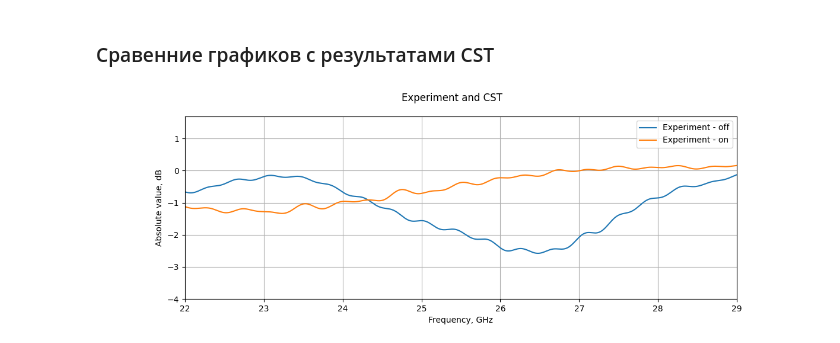
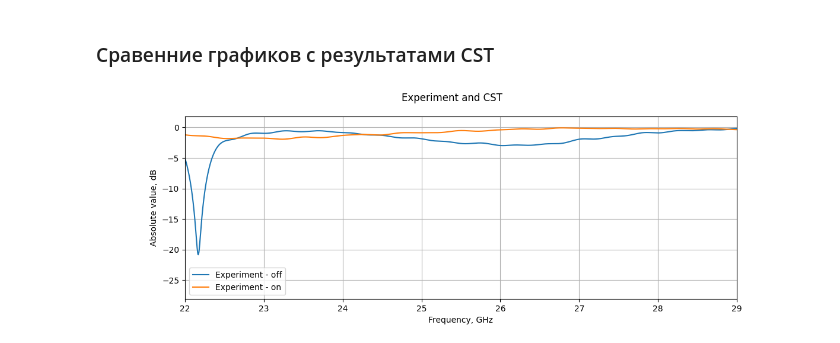
Before and after one commit to isvoropaev02/post_processing_RIS, a Jupyter notebook: 29sept/S21_TM_30deg_29sept.ipynb, the cells around one changed output. Drawn from its saved outputs; the diff is of its cells as text; code cells hidden in the pictures.

```diff
--- a/29sept/S21_TM_30deg_29sept.ipynb
+++ b/29sept/S21_TM_30deg_29sept.ipynb
@@ -210,23 +210,23 @@ cst_Gamma = reflecting_coef_30deg_TE['Sz11']
 # %%
 fig4 = plt.figure(figsize=(12,4))
 
 ax_1 = fig4.add_subplot(111)
 
 ax_1.plot(frequency*1e-9, 20*np.log10(Gamma_off.apply(abs).to_numpy()), label='Experiment - off')
 ax_1.plot(frequency*1e-9, 20*np.log10(Gamma_on.apply(abs).to_numpy()), label='Experiment - on')
 #ax_1.plot(cst_freq, 20*np.log10(cst_Gamma.apply(abs).to_numpy()), label='Modeling')
 ax_1.set_xlabel("Frequency, GHz")
 ax_1.set_ylabel("Absolute value, dB")
 ax_1.set_xlim(left=22, right=29)
-ax_1.set_ylim(bottom=-4)
+#ax_1.set_ylim(bottom=-4)
 ax_1.legend()
 ax_1.grid()
 
 
 fig4.suptitle('Experiment and CST')
 plt.show()
 # %% [output]
-[figure, old version]
+[figure, new version]
 # %%
 fig4 = plt.figure(figsize=(12,4))
 
```
Also changed, not shown: parts of 6 cells of this notebook.
